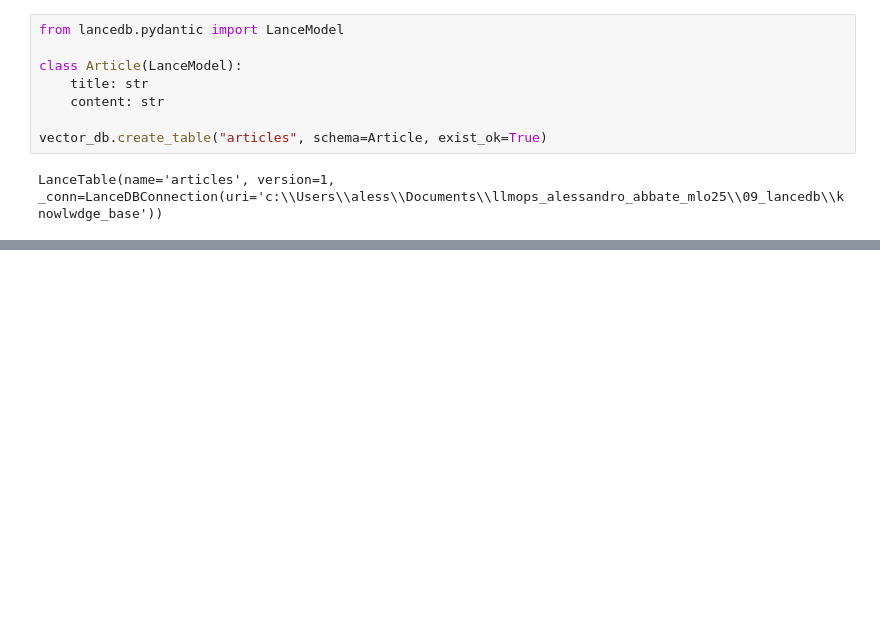
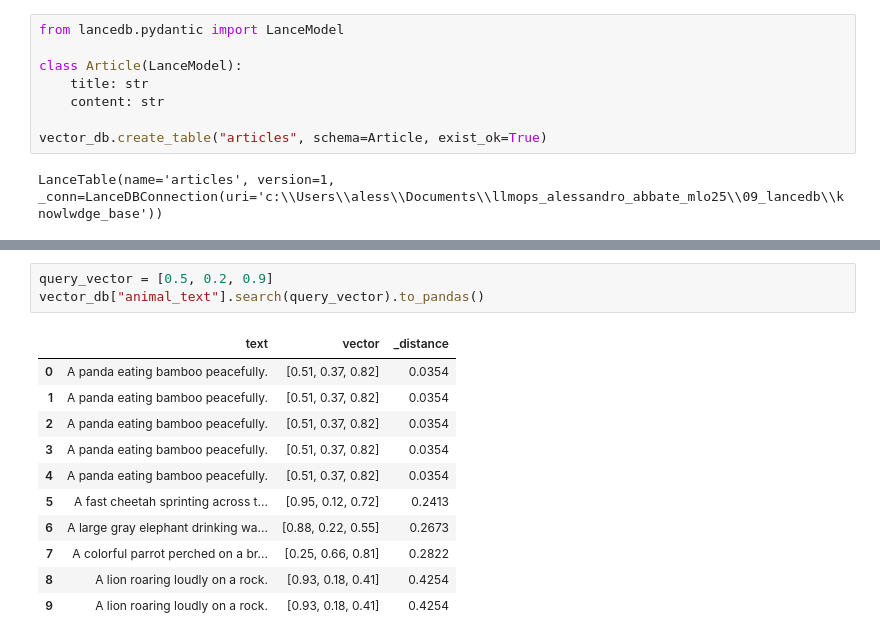
Before and after one commit to Aleex87/llmops_alessandro_abbate_mlo25, a Jupyter notebook: 09_lancedb/lancedb_bascics.ipynb, the cells around one changed output, grey strips where cells are left out. Drawn from its saved outputs; the diff is of its cells as text; blank space fills up the shorter version.

```diff
--- a/09_lancedb/lancedb_bascics.ipynb
+++ b/09_lancedb/lancedb_bascics.ipynb
@@ -99,0 +193,15 @@ LanceTable(name='articles', version=1, _conn=LanceDBConnection(uri='c:\\Users\\a
+# %%
+query_vector = [0.5, 0.2, 0.9]
+vector_db["animal_text"].search(query_vector).to_pandas()
+# %% [output]
+|  | text | vector | _distance |
+| 0 | A panda eating bamboo peacefully. | [0.51, 0.37, 0.82] | 0.0354 |
+| 1 | A panda eating bamboo peacefully. | [0.51, 0.37, 0.82] | 0.0354 |
+| 2 | A panda eating bamboo peacefully. | [0.51, 0.37, 0.82] | 0.0354 |
+| 3 | A panda eating bamboo peacefully. | [0.51, 0.37, 0.82] | 0.0354 |
+| 4 | A panda eating bamboo peacefully. | [0.51, 0.37, 0.82] | 0.0354 |
+| 5 | A fast cheetah sprinting across t... | [0.95, 0.12, 0.72] | 0.2413 |
+| 6 | A large gray elephant drinking wa... | [0.88, 0.22, 0.55] | 0.2673 |
+| 7 | A colorful parrot perched on a br... | [0.25, 0.66, 0.81] | 0.2822 |
+| 8 | A lion roaring loudly on a rock. | [0.93, 0.18, 0.41] | 0.4254 |
+| 9 | A lion roaring loudly on a rock. | [0.93, 0.18, 0.41] | 0.4254 |
```
Also changed, not shown: parts of 23 cells of this notebook, 13 other files.
